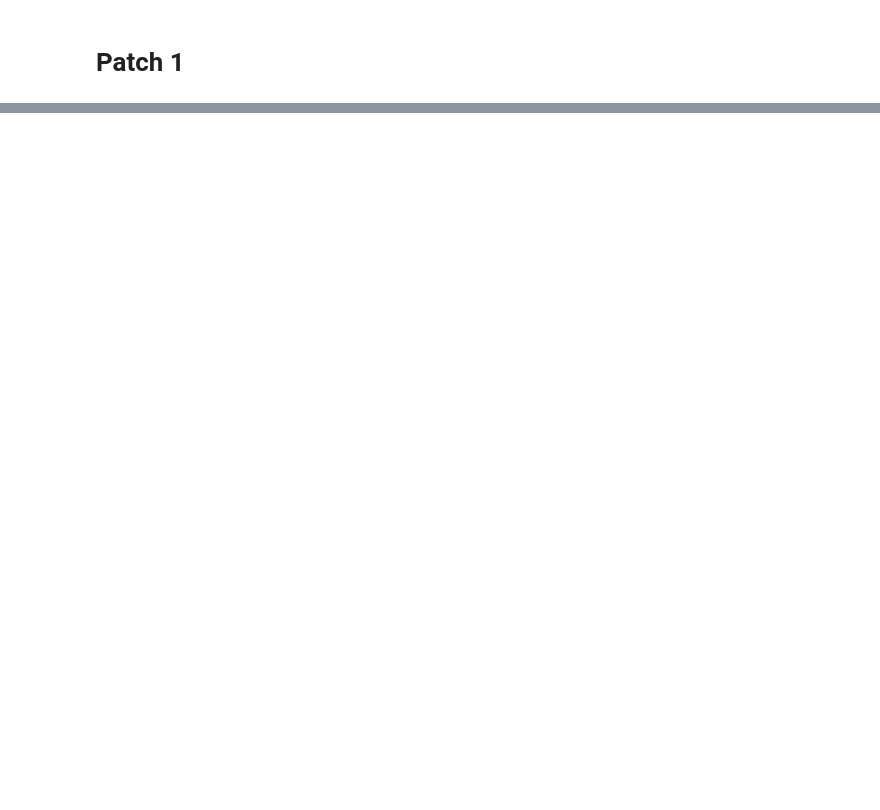
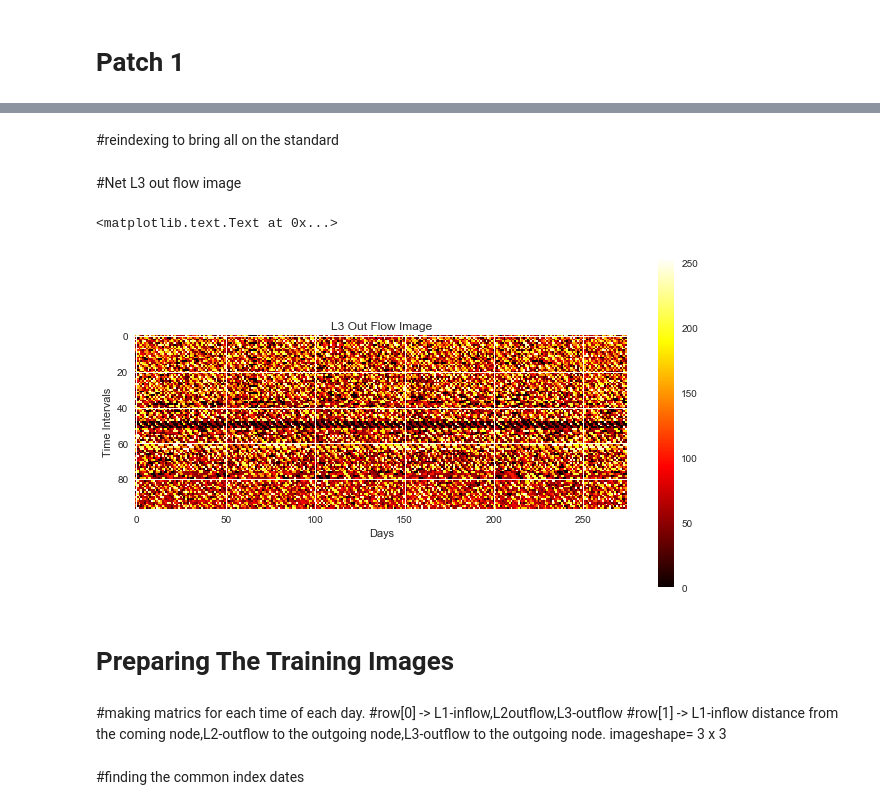
Before and after one commit to Iamrahi/Traffic-Flow-Prediction, a Jupyter notebook: Traffic_Link_Flow_Simultations_Patch1_Node2.ipynb, the cells around one changed output, grey strips where cells are left out. Cells and saved outputs as stored; diff of their text form; code cells hidden in the pictures; blank space fills up the shorter version.

```diff
--- a/Traffic_Link_Flow_Simultations_Patch1_Node2.ipynb
+++ b/Traffic_Link_Flow_Simultations_Patch1_Node2.ipynb
@@ -328,0 +272,4 @@ print(np.max(a_out_img),np.min(a_out_img))
+# %%
+N2_L3_out_net.sort_values(['Report Date'],inplace=True)
+# %%
+N2_L3_out_net.set_index('Report Date',inplace=True)
@@ -328,0 +300,4 @@ print(np.max(a_out_img),np.min(a_out_img))
+# %%
+N2_L3_out_net=(N2_L3_out_net.astype('float32')) / (np.max(N2_L3_out_net.astype('float32')))
+# %% [markdown]
+#reindexing to bring all on the standard
@@ -328,0 +306,25 @@ print(np.max(a_out_img),np.min(a_out_img))
+# %% [markdown]
+ #Net L3 out flow image
+# %%
+ L3_out_img_net= Image.fromarray(N2_L3_out_net.T.values.astype('float32'),'L')
+# %%
+fig = plt.figure(figsize=(18,10))
+
+plt.subplot(221)
+plt.tight_layout()
+plt.title('L3 Out Flow Image')
+plt.imshow(L3_out_img_net, cmap='hot',interpolation='none')
+L3_out_img_net.save('L3-outflow.png')
+plt.colorbar()
+plt.xlabel('Days')
+plt.ylabel('Time Intervals')
+# %% [output]
+<matplotlib.text.Text at 0x...>
+[figure, added]
+# %% [markdown]
+# Preparing The Training Images
+# %% [markdown]
+#making matrics for each time of each day.
+#row[0] -> L1-inflow,L2outflow,L3-outflow
+#row[1] -> L1-inflow distance from the coming node,L2-outflow to the outgoing node,L3-outflow to the outgoing node.
+imageshape= 3 x 3
@@ -328,0 +337,2 @@ print(np.max(a_out_img),np.min(a_out_img))
+# %% [markdown]
+#finding the common index dates
```
Also changed, not shown: parts of 95 cells of this notebook, 1 other file.
